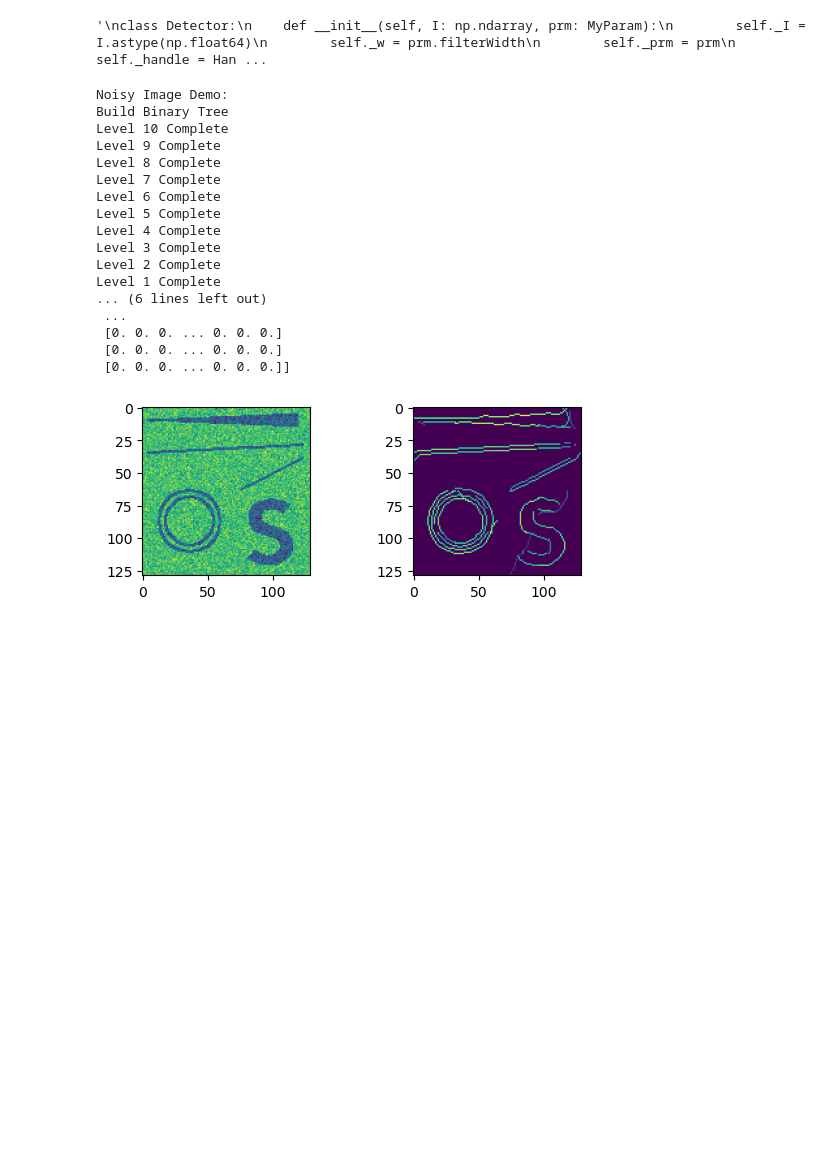
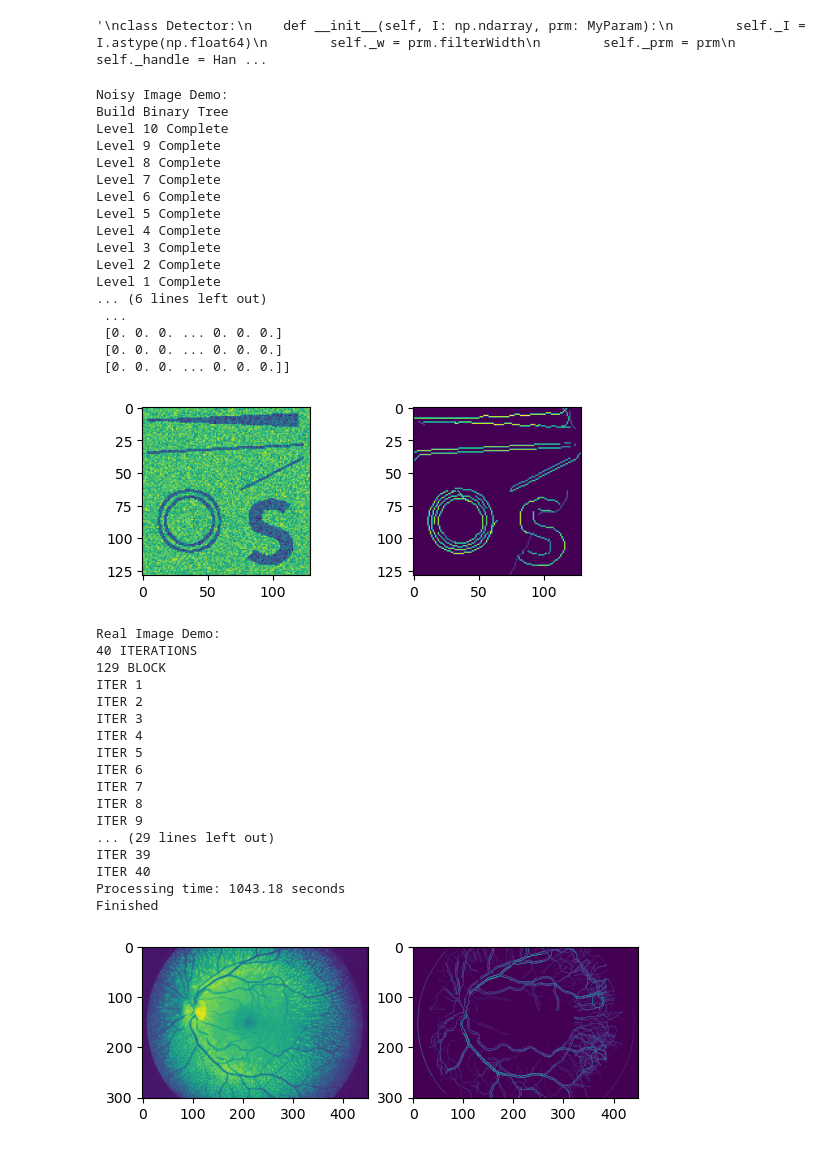
Before and after one commit to NatiOfir/PythonFaintEdgeDetection, a Jupyter notebook: FaintEdgeDetection.ipynb, the cells around one changed output. Cells and saved outputs as stored; diff of their text form; code cells hidden in the pictures; blank space fills up the shorter version.

Commit message:
real image demo

```diff
--- a/FaintEdgeDetection.ipynb
+++ b/FaintEdgeDetection.ipynb
@@ -1514,8 +1514,8 @@ def my_wrapper(I: np.ndarray, E: np.ndarray, prm: MyParam, ry: slice, rx: slice)
     d = Detector(I, prm)
     cur_E = d.run_im()
 
-    with E_mutex:
-        E[ry, rx] = np.maximum(E[ry, rx], cur_E)
+    #with E_mutex:
+    E[ry, rx] = np.maximum(E[ry, rx], cur_E)
 
 def my_run_im(I: np.ndarray, E: np.ndarray, prm: MyParam):
     """Run edge detection on entire image."""
@@ -1525,7 +1525,7 @@ def my_run_im(I: np.ndarray, E: np.ndarray, prm: MyParam):
         my_wrapper(I, E, prm, slice(None), slice(None))
     else:
         # Process image in sliding windows
-        prm.parallel = True
+        prm.parallel = False
         prm.printToScreen = False
 
         # Calculate window size
@@ -1613,7 +1613,7 @@ def main():
     plt.subplot(2,2,2)
     plt.imshow(E)
     plt.show()
-    return
+    #return
     # Real Image Demo
     print("Real Image Demo:")
     I = read_image("2.png")
@@ -1626,31 +1626,49 @@ def main():
     prm.splitPoints = 0
 
     E = np.zeros_like(I)
     E = my_run_im(I, E, prm)
-    E = 1 - E
+    #E = 1 - E
     plt.subplot(2,2,4)
     plt.imshow(E)
 
     print("Finished")
 
 if __name__ == "__main__":
     main()
 # %% [output]
 Noisy Image Demo:
 Build Binary Tree
 Level 10 Complete
 Level 9 Complete
 Level 8 Complete
 Level 7 Complete
 Level 6 Complete
 Level 5 Complete
 Level 4 Complete
 Level 3 Complete
 Level 2 Complete
 Level 1 Complete
 ... (6 lines left out)
  ...
  [0. 0. 0. ... 0. 0. 0.]
  [0. 0. 0. ... 0. 0. 0.]
  [0. 0. 0. ... 0. 0. 0.]]
 [figure]
+Real Image Demo:
+40 ITERATIONS
+129 BLOCK
+ITER 1
+ITER 2
+ITER 3
+ITER 4
+ITER 5
+ITER 6
+ITER 7
+ITER 8
+ITER 9
+... (29 lines left out)
+ITER 39
+ITER 40
+Processing time: 1043.18 seconds
+Finished
+[figure, added]
```
